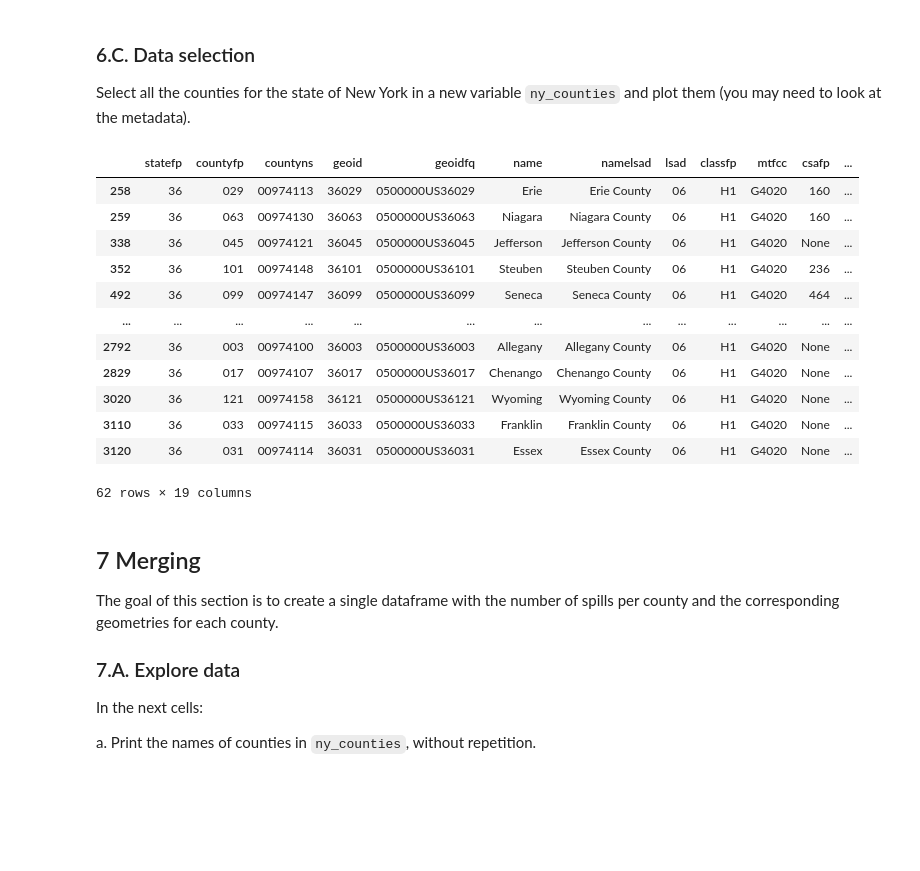
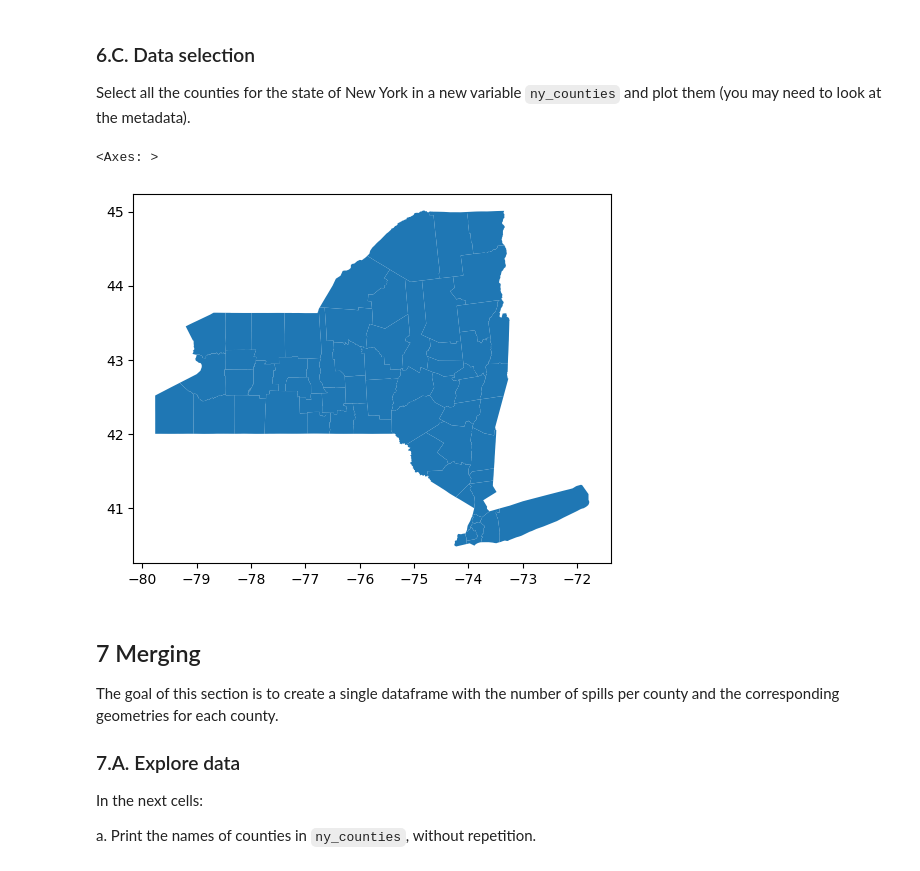
Before and after one commit to gitanjali1024/eds220-hwk3, a Jupyter notebook: hwk3-task2-spills.ipynb, the cells around one changed output. Cells and saved outputs as stored; diff of their text form; code cells hidden in the pictures; blank space fills up the shorter version.

```diff
--- a/hwk3-task2-spills.ipynb
+++ b/hwk3-task2-spills.ipynb
@@ -433,22 +538,12 @@ Index(['statefp', 'countyfp', 'countyns', 'geoid', 'geoidfq', 'name',
 
 Select all the counties for the state of New York in a new variable `ny_counties` and plot them (you may need to look at the metadata).
 # %%
-ny_counties = counties[counties['statefp'] == '36']
-ny_counties
+# Select and plot ny counties
+ny_counties = counties[counties['statefp'] == '36'].copy()
+ny_counties.plot()
 # %% [output]
-|  | statefp | countyfp | countyns | geoid | geoidfq | name | namelsad | lsad | classfp | mtfcc | csafp | ... |
-| 258 | 36 | 029 | 00974113 | 36029 | 0500000US36029 | Erie | Erie County | 06 | H1 | G4020 | 160 | ... |
-| 259 | 36 | 063 | 00974130 | 36063 | 0500000US36063 | Niagara | Niagara County | 06 | H1 | G4020 | 160 | ... |
-| 338 | 36 | 045 | 00974121 | 36045 | 0500000US36045 | Jefferson | Jefferson County | 06 | H1 | G4020 | None | ... |
-| 352 | 36 | 101 | 00974148 | 36101 | 0500000US36101 | Steuben | Steuben County | 06 | H1 | G4020 | 236 | ... |
-| 492 | 36 | 099 | 00974147 | 36099 | 0500000US36099 | Seneca | Seneca County | 06 | H1 | G4020 | 464 | ... |
-| ... | ... | ... | ... | ... | ... | ... | ... | ... | ... | ... | ... | ... |
-| 2792 | 36 | 003 | 00974100 | 36003 | 0500000US36003 | Allegany | Allegany County | 06 | H1 | G4020 | None | ... |
-| 2829 | 36 | 017 | 00974107 | 36017 | 0500000US36017 | Chenango | Chenango County | 06 | H1 | G4020 | None | ... |
-| 3020 | 36 | 121 | 00974158 | 36121 | 0500000US36121 | Wyoming | Wyoming County | 06 | H1 | G4020 | None | ... |
-| 3110 | 36 | 033 | 00974115 | 36033 | 0500000US36033 | Franklin | Franklin County | 06 | H1 | G4020 | None | ... |
-| 3120 | 36 | 031 | 00974114 | 36031 | 0500000US36031 | Essex | Essex County | 06 | H1 | G4020 | None | ... |
-62 rows × 19 columns
+<Axes: >
+[figure, added]
 # %% [markdown]
 <!-- END QUESTION -->
 
```
Also changed, not shown: parts of 10 cells of this notebook.
